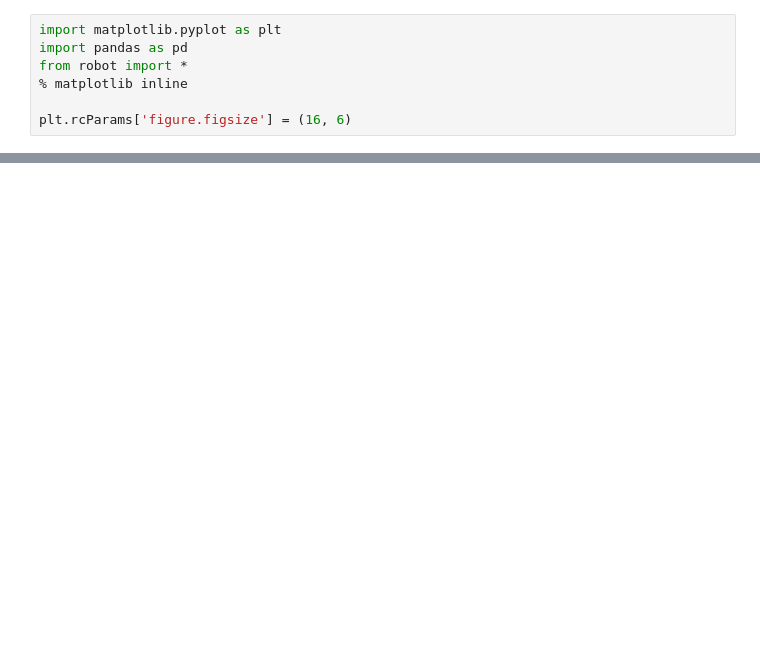
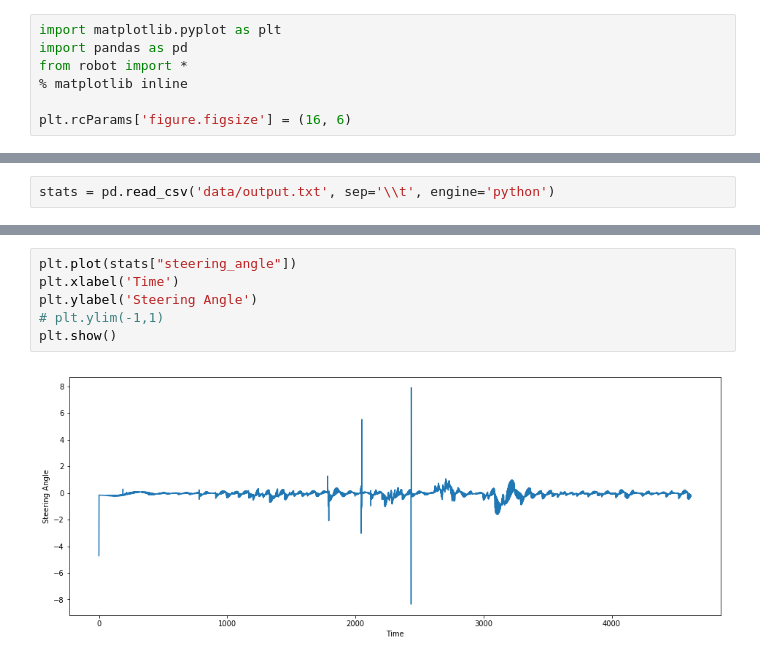
Before and after one commit to volkodava/CarND-PID-Control-Project, a Jupyter notebook: data_analysis.ipynb, the cells around one changed output, grey strips where cells are left out. Saved outputs shown, nothing was run; the diff lists cells and outputs as text; blank space fills up the shorter version.

```diff
--- a/data_analysis.ipynb
+++ b/data_analysis.ipynb
@@ -9,0 +8,2 @@ sample_vals = [0.0001, 0.001, 0.01, 0.1, 1, 10]
+# %%
+stats = pd.read_csv('data/output.txt', sep='\\t', engine='python')
@@ -10 +22,9 @@ sample_vals = [0.0001, 0.001, 0.01, 0.1, 1, 10]
+# %%
+plt.plot(stats["steering_angle"])
+plt.xlabel('Time')
+plt.ylabel('Steering Angle')
+# plt.ylim(-1,1)
+plt.show()
+# %% [output]
+[figure, added]
 # %%
```
Also changed, not shown: parts of 6 cells of this notebook, 4 other files.
